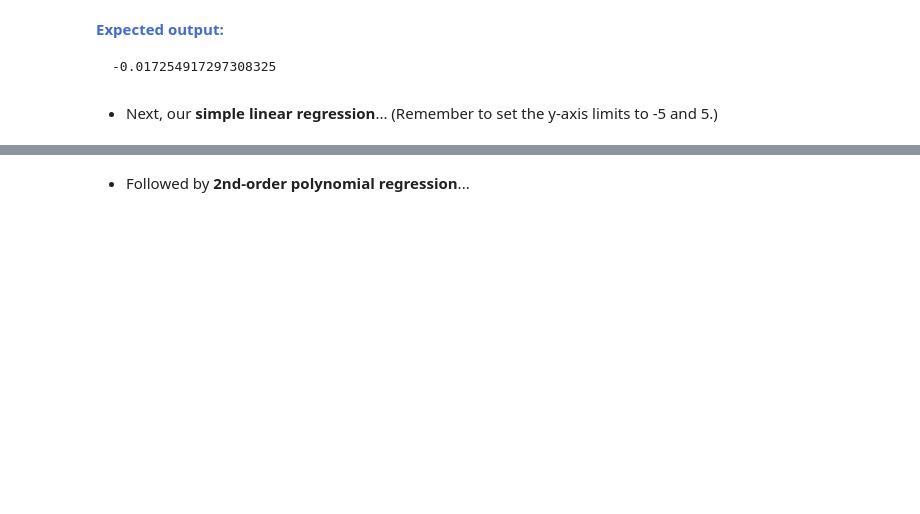
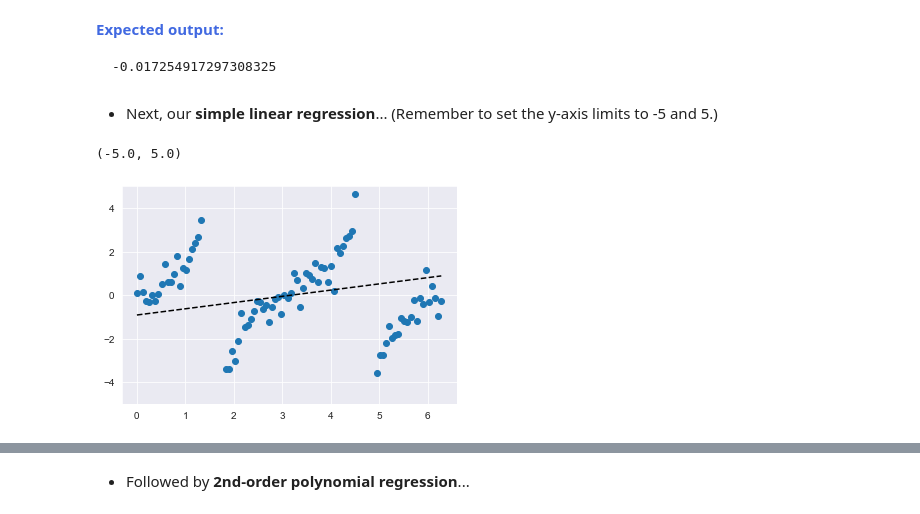
Before and after one commit to tundeiness/How_the_World_Works, a Jupyter notebook: 5 - Workbook - The Final Arbiter.ipynb, the cells around one changed output, grey strips where cells are left out. Cells and saved outputs as stored; diff of their text form; code cells hidden in the pictures; blank space fills up the shorter version.

```diff
--- a/5 - Workbook - The Final Arbiter.ipynb
+++ b/5 - Workbook - The Final Arbiter.ipynb
@@ -589,6 +594,13 @@ tangent_df.head()
 </pre>
 # %% [markdown]
 * Next, our **simple linear regression**... (Remember to set the y-axis limits to -5 and 5.)
+# %%
+s_l_r = fit_and_plot_model(tangent_df, LinearRegression())
+s_l_r
+plt.ylim(-5, 5)
+# %% [output]
+(-5.0, 5.0)
+[figure, added]
 # %% [markdown]
 <strong style="color:RoyalBlue">Expected output:</strong>
 <img src="embedded-picture-1">
```
Also changed, not shown: parts of 25 cells of this notebook.
